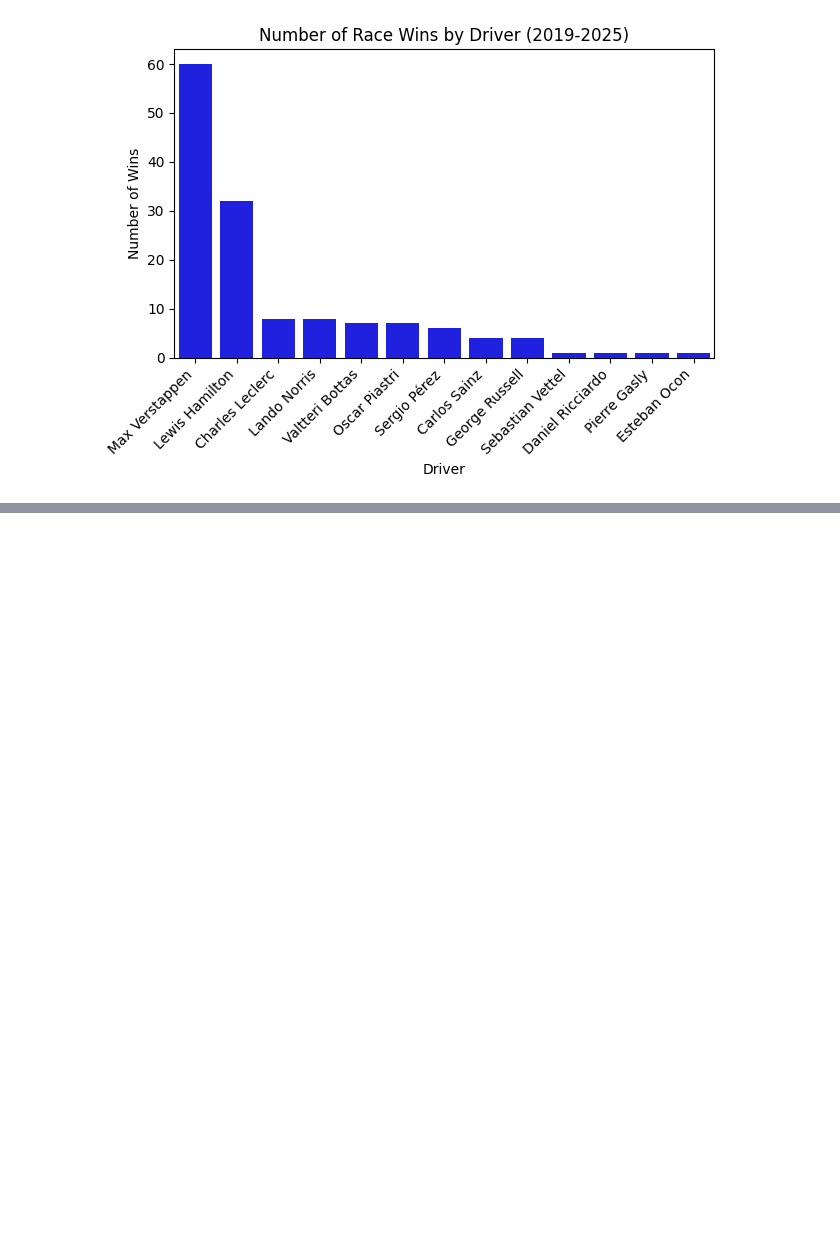
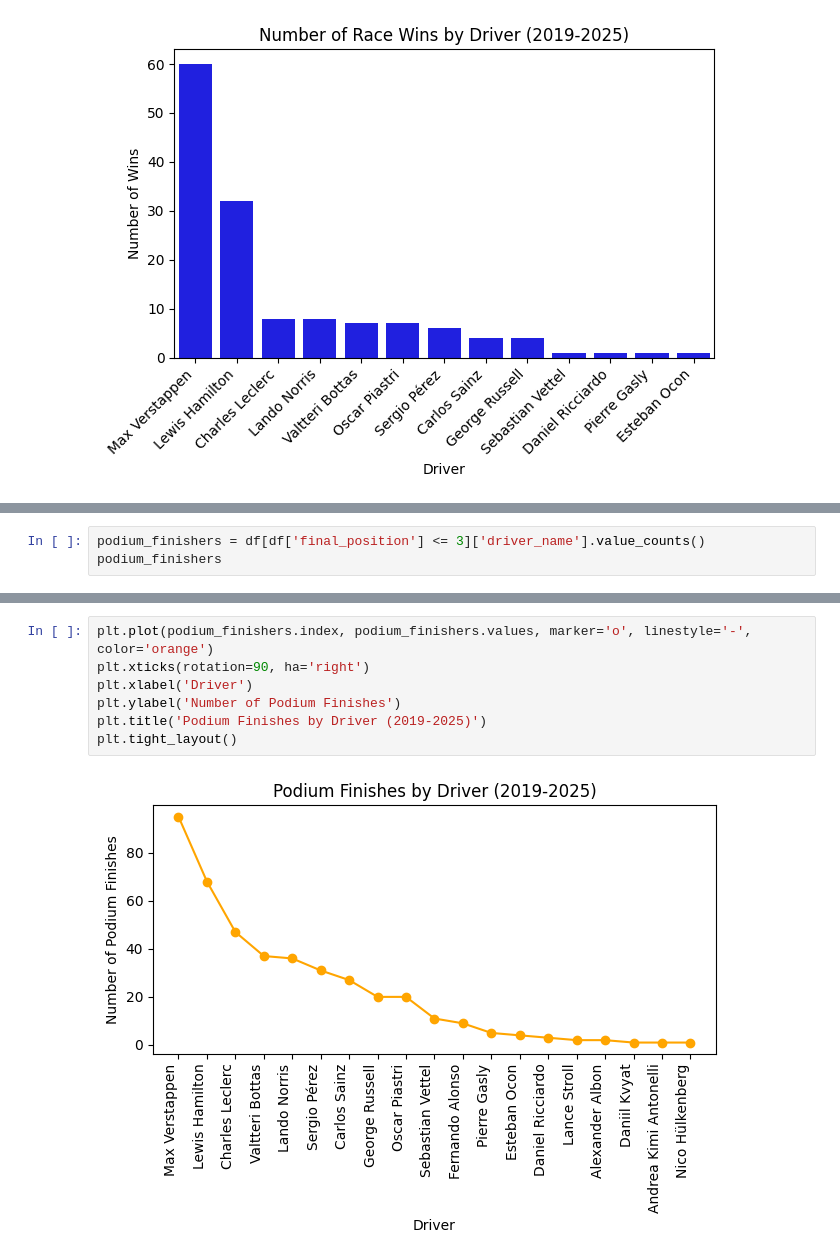
Before and after one commit to divyanshg03/F1-Winner-Prediction, a Jupyter notebook: notebooks/EDA.ipynb, the cells around one changed output, grey strips where cells are left out. Drawn from its saved outputs; the diff is of its cells as text; blank space fills up the shorter version.

```diff
--- a/notebooks/EDA.ipynb
+++ b/notebooks/EDA.ipynb
@@ -432,0 +454,3 @@ plt.tight_layout()
+# %%
+podium_finishers = df[df['final_position'] <= 3]['driver_name'].value_counts()
+podium_finishers
@@ -432,0 +475,9 @@ plt.tight_layout()
+# %%
+plt.plot(podium_finishers.index, podium_finishers.values, marker='o', linestyle='-', color='orange')
+plt.xticks(rotation=90, ha='right')
+plt.xlabel('Driver')
+plt.ylabel('Number of Podium Finishes')
+plt.title('Podium Finishes by Driver (2019-2025)')
+plt.tight_layout()
+# %% [output]
+[figure, added]
```
Also changed, not shown: parts of 9 cells of this notebook.
